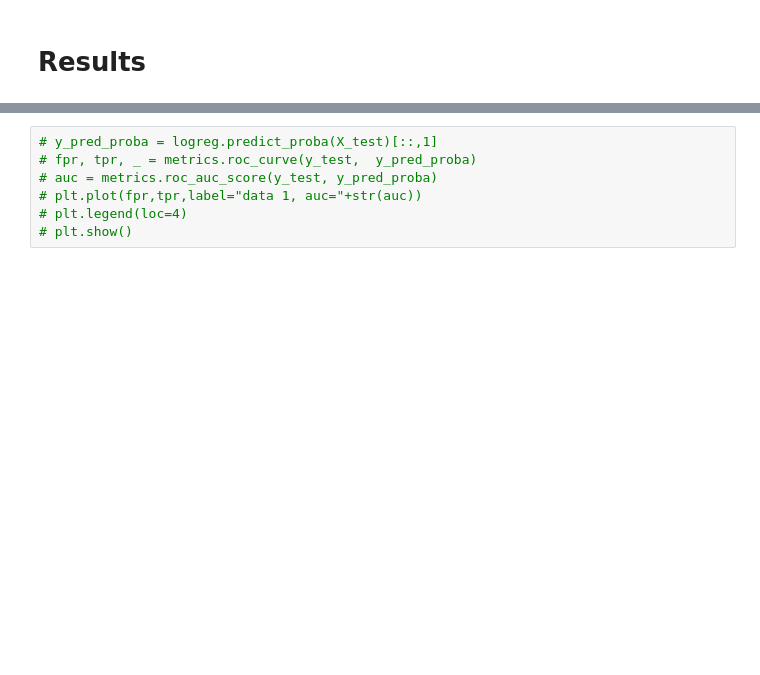
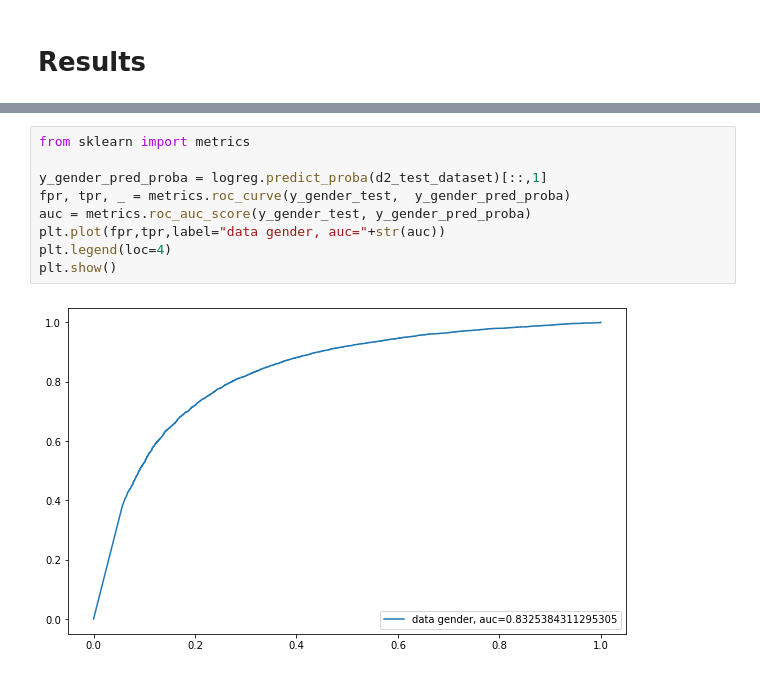
Before and after one commit to jraheja48/CS_4661_Project, a Jupyter notebook: gender-and-age.ipynb, the cells around one changed output, grey strips where cells are left out. Cells and saved outputs as stored; diff of their text form; blank space fills up the shorter version.

```diff
--- a/gender-and-age.ipynb
+++ b/gender-and-age.ipynb
@@ -325,9 +305,13 @@ fig.show()
 [interactive output not drawn]
 [interactive output not drawn]
 # %%
-# y_pred_proba = logreg.predict_proba(X_test)[::,1]
-# fpr, tpr, _ = metrics.roc_curve(y_test,  y_pred_proba)
-# auc = metrics.roc_auc_score(y_test, y_pred_proba)
-# plt.plot(fpr,tpr,label="data 1, auc="+str(auc))
-# plt.legend(loc=4)
-# plt.show()
+from sklearn import metrics
+
+y_gender_pred_proba = logreg.predict_proba(d2_test_dataset)[::,1]
+fpr, tpr, _ = metrics.roc_curve(y_gender_test,  y_gender_pred_proba)
+auc = metrics.roc_auc_score(y_gender_test, y_gender_pred_proba)
+plt.plot(fpr,tpr,label="data gender, auc="+str(auc))
+plt.legend(loc=4)
+plt.show()
+# %% [output]
+[figure, added]
```
Also changed, not shown: parts of 4 cells of this notebook, 2 other files.
